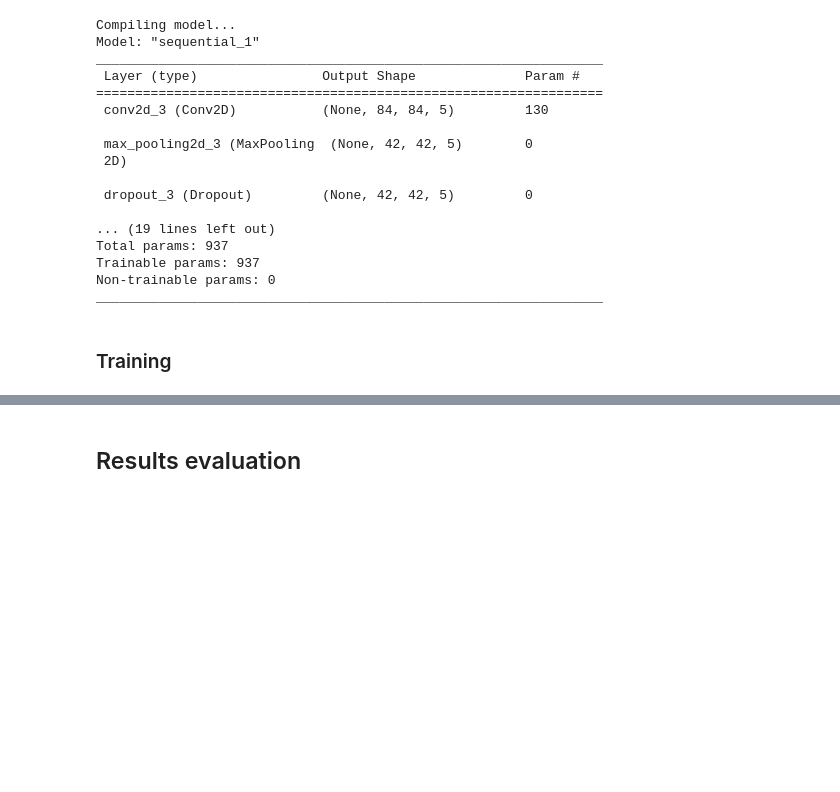
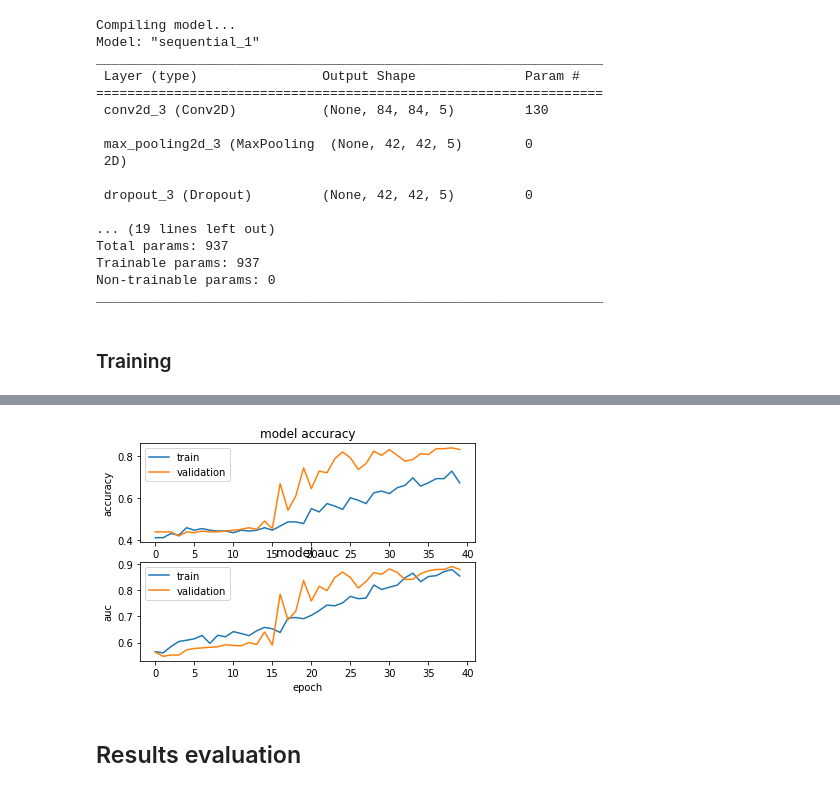
Before and after one commit to arminnorouzi/Covid19-classifier-X-rays, a Jupyter notebook: Covid19-classifier-X-rays.ipynb, the cells around one changed output, grey strips where cells are left out. Saved outputs shown, nothing was run; the diff lists cells and outputs as text; code cells hidden in the pictures; blank space fills up the shorter version.

```diff
--- a/Covid19-classifier-X-rays.ipynb
+++ b/Covid19-classifier-X-rays.ipynb
@@ -141,24 +147,26 @@ Epoch 6/40
 # %%
 # plotting categorical and validation accuracy over epochs
 fig = plt.figure()
 ax1 = fig.add_subplot(2, 1, 1)
 ax1.plot(history.history['categorical_accuracy'])
 ax1.plot(history.history['val_categorical_accuracy'])
 ax1.set_title('model accuracy')
 ax1.set_xlabel('epoch')
 ax1.set_ylabel('accuracy')
 ax1.legend(['train', 'validation'], loc='upper left')
 
 # plotting auc and validation auc over epochs
 ax2 = fig.add_subplot(2, 1, 2)
-ax2.plot(history.history['auc'])
-ax2.plot(history.history['val_auc'])
+ax2.plot(history.history['auc_1'])
+ax2.plot(history.history['val_auc_1'])
 ax2.set_title('model auc')
 ax2.set_xlabel('epoch')
 ax2.set_ylabel('auc')
 ax2.legend(['train', 'validation'], loc='upper left')
 
 plt.show()
+# %% [output]
+[figure, added]
 # %% [markdown]
 ## Results evaluation
 # %%
```
Also changed, not shown: parts of 3 cells of this notebook.
